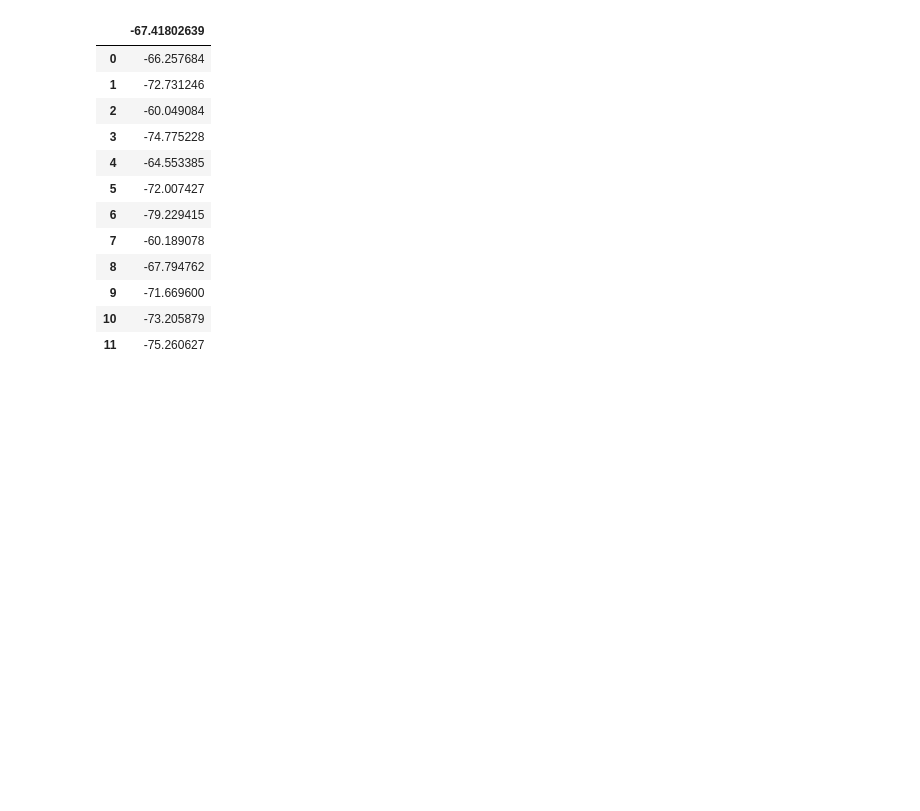
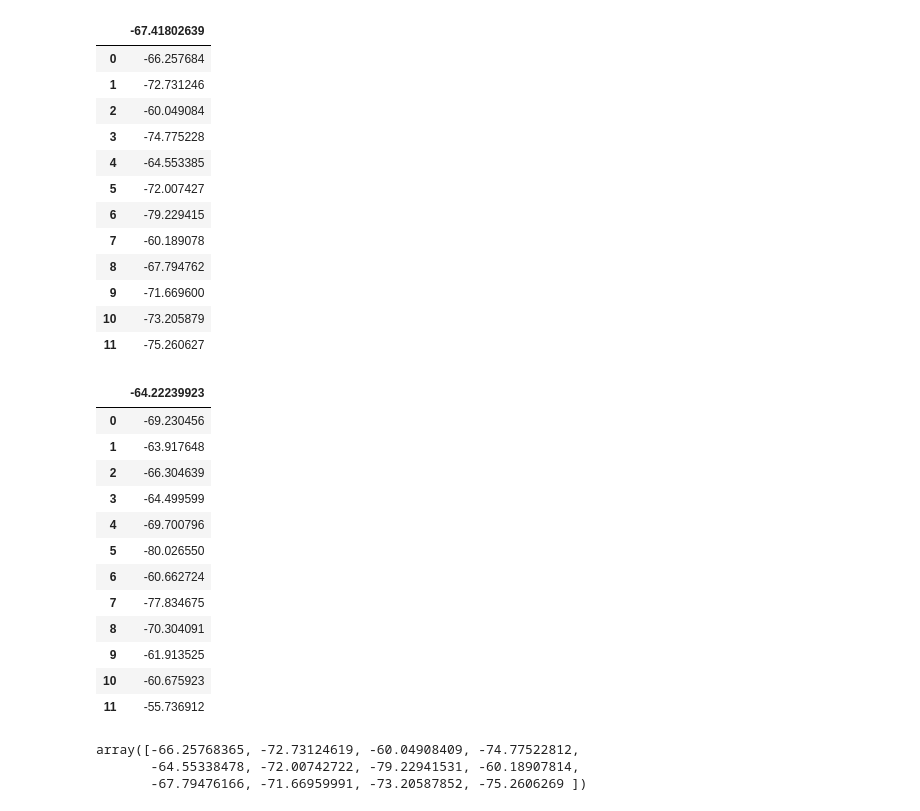
Before and after one commit to zoyaholin/Neur265HOLIN, a Jupyter notebook: coding_homework_1.ipynb, the cells around one changed output. Drawn from its saved outputs; the diff is of its cells as text; code cells hidden in the pictures; blank space fills up the shorter version.

```diff
--- a/coding_homework_1.ipynb
+++ b/coding_homework_1.ipynb
@@ -79,6 +86,21 @@ pandas_data1
 | 10 | -73.205879 |
 | 11 | -75.260627 |
 # %%
-url= 'https://raw.githubusercontent.com/zoyaholin/Neur265HOLIN/main/vrest_1.csv'
-pandas_data1=pd.read_csv(url)
-pandas_data1
+#Importing second set of data
+url= 'https://raw.githubusercontent.com/zoyaholin/Neur265HOLIN/main/vrest_2.csv'
+pandas_data2=pd.read_csv(url)
+pandas_data2
+# %% [output]
+|  | -64.22239923 |
+| 0 | -69.230456 |
+| 1 | -63.917648 |
+| 2 | -66.304639 |
+| 3 | -64.499599 |
+| 4 | -69.700796 |
+| 5 | -80.026550 |
+| 6 | -60.662724 |
+| 7 | -77.834675 |
+| 8 | -70.304091 |
+| 9 | -61.913525 |
+| 10 | -60.675923 |
+| 11 | -55.736912 |
@@ -84,0 +115,7 @@ pandas_data1
+# %%
+# Printing data set 1
+data1
+# %% [output]
+array([-66.25768365, -72.73124619, -60.04908409, -74.77522812,
+       -64.55338478, -72.00742722, -79.22941531, -60.18907814,
+       -67.79476166, -71.66959991, -73.20587852, -75.2606269 ])
```
Also changed, not shown: parts of 12 cells of this notebook.
